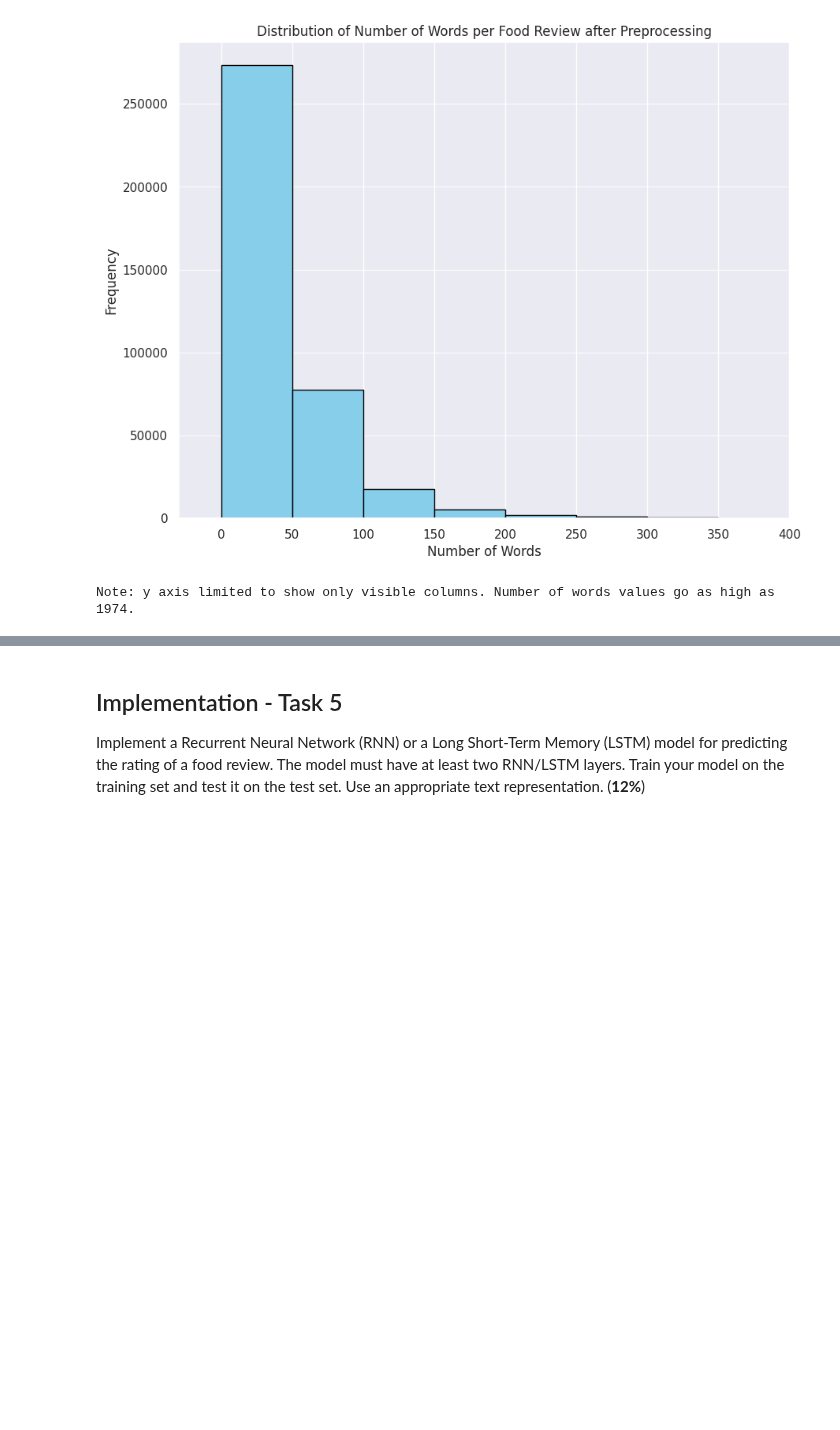
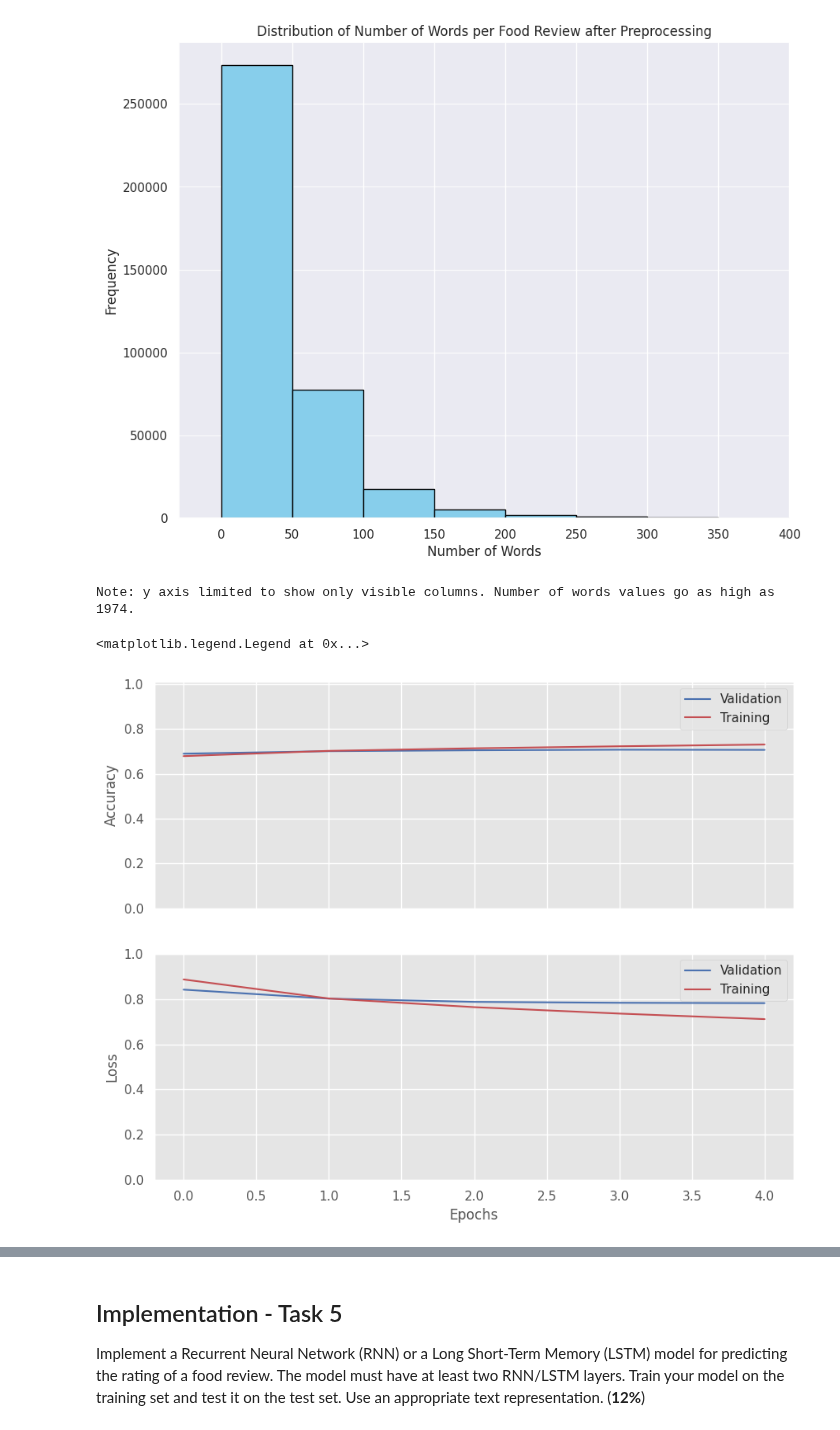
Before and after one commit to alasdair-breasley/tmla-assignment, a Jupyter notebook: TMLA_Assignment.ipynb, the cells around one changed output, grey strips where cells are left out. Drawn from its saved outputs; the diff is of its cells as text; code cells hidden in the pictures; blank space fills up the shorter version.

```diff
--- a/TMLA_Assignment.ipynb
+++ b/TMLA_Assignment.ipynb
@@ -1046,23 +1060,22 @@ if (load_CNN == True):
 
         cnn_history = pickle.load(file)
 # %%
-if (load_CNN != True):
-
-    plt.style.use("ggplot")
-    fig, (ax1, ax2) = plt.subplots(2, figsize = (10, 8), dpi = 100, sharex = True)
-    ax1.set_ylim([0, 1.01])
-    ax1.plot(cnn_history.history["val_accuracy"], "b")
-    ax1.set_ylabel("Accuracy")
-    ax1.plot(cnn_history.history["accuracy"], "r")
-    ax1.legend(["Validation", "Training"])
-    ax2.set_ylim([0, 1])
-    ax2.plot(cnn_history.history["val_loss"], "b")
-    ax2.plot(cnn_history.history["loss"], "r")
-    ax2.set_ylabel("Loss")
-    ax2.set_xlabel("Epochs")
-    ax2.legend(["Validation", "Training"])
-
-# TODO: Load image in instead of having to run training and get history each time
+plt.style.use("ggplot")
+fig, (ax1, ax2) = plt.subplots(2, figsize = (10, 8), dpi = 100, sharex = True)
+ax1.set_ylim([0, 1.01])
+ax1.plot(cnn_history.history["val_accuracy"], "b")
+ax1.set_ylabel("Accuracy")
+ax1.plot(cnn_history.history["accuracy"], "r")
+ax1.legend(["Validation", "Training"])
+ax2.set_ylim([0, 1])
+ax2.plot(cnn_history.history["val_loss"], "b")
+ax2.plot(cnn_history.history["loss"], "r")
+ax2.set_ylabel("Loss")
+ax2.set_xlabel("Epochs")
+ax2.legend(["Validation", "Training"])
+# %% [output]
+<matplotlib.legend.Legend at 0x...>
+[figure, added]
 # %%
 # Test model
 cnn_predictions = cnn_model.predict(np.array(test_data_w2v_words_vectorised))
```
Also changed, not shown: parts of 11 cells of this notebook.
